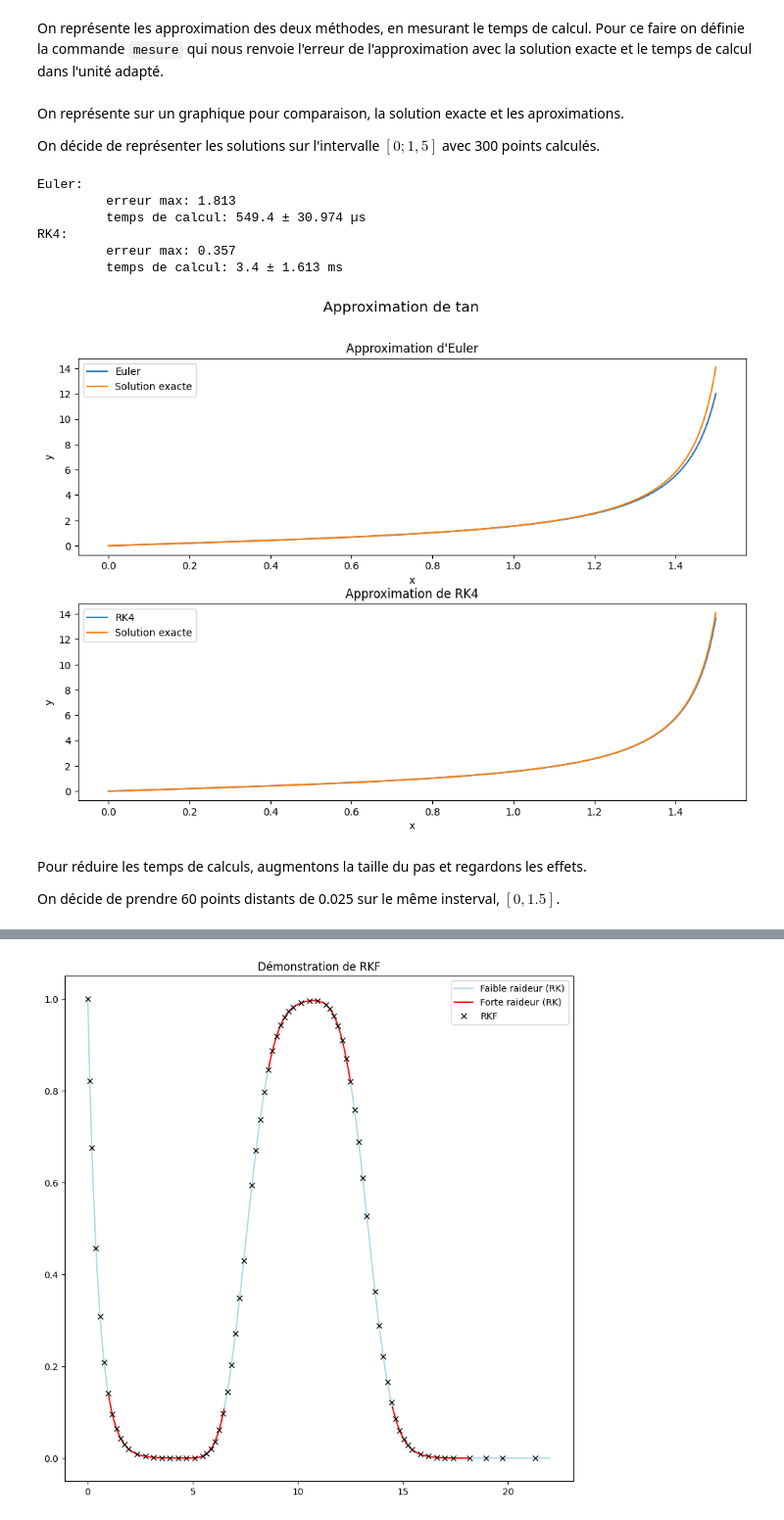
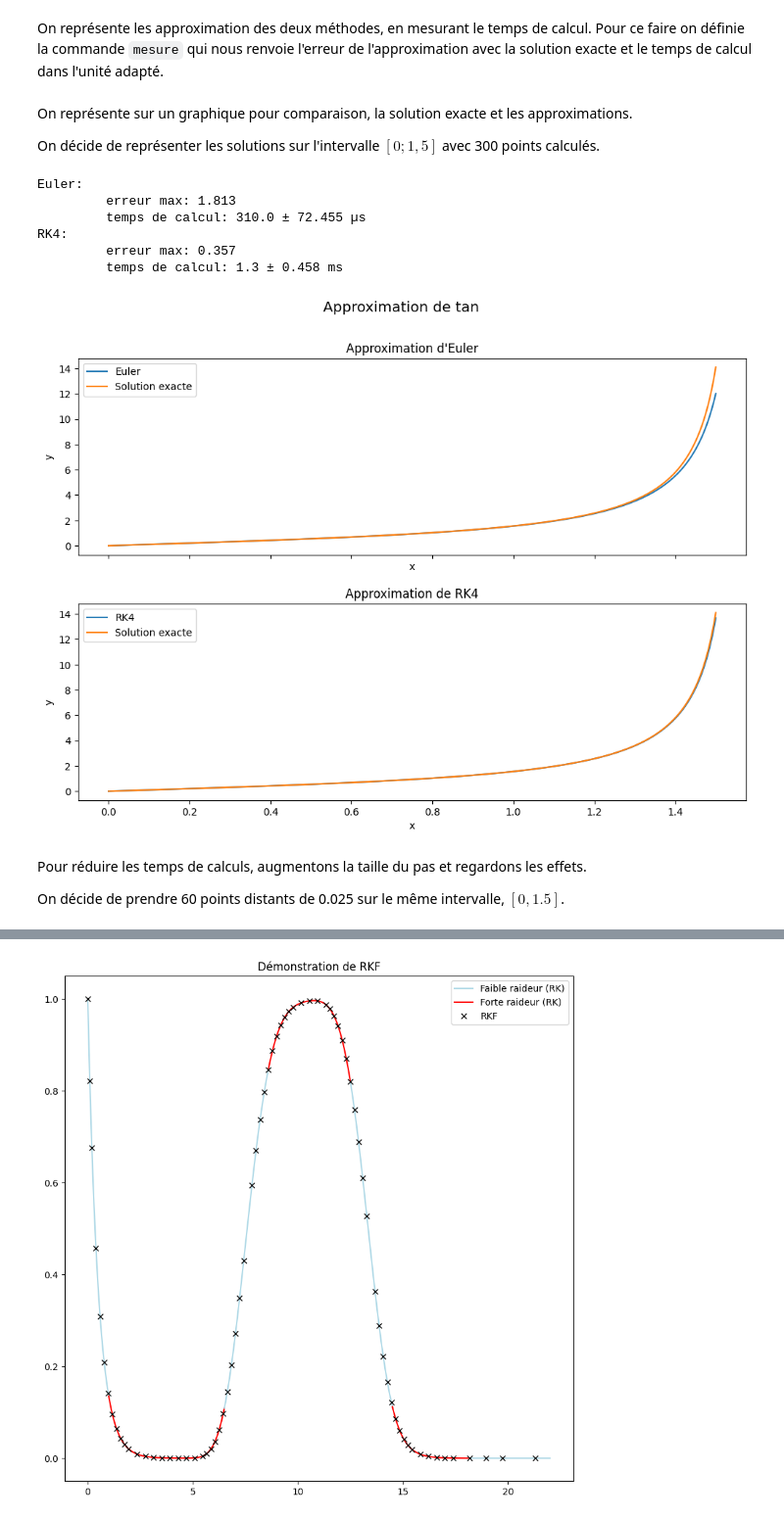
Before and after one commit to rom56300/Projet-Info, a Jupyter notebook: Final.ipynb, the cells around one changed output, grey strips where cells are left out. Shown at 98% size. Drawn from its saved outputs; the diff is of its cells as text; code cells hidden in the pictures.

```diff
--- a/Final.ipynb
+++ b/Final.ipynb
@@ -260,7 +272,7 @@ def mesure( methode: callable, solution: callable, **kwargs):
         if err > err_max : err_max = err
     return approx, (temps, u, UNITES[unite]), err_max
 # %% [markdown]
-On représente sur un graphique pour comparaison, la solution exacte et les aproximations.
+On représente sur un graphique pour comparaison, la solution exacte et les approximations.
 
 On décide de représenter les solutions sur l'intervalle $[0; 1,5]$ avec 300 points calculés.
 # %%
@@ -282,41 +294,41 @@ RK, RK_temps, RK_err = mesure(rk4, tan, f=f, x0=x0, y0=y0, h=h, N=N)
 print(f"RK4: \n\t erreur max: {RK_err:.3f} \n\t temps de calcul: {RK_temps[0]:.1f} ± {RK_temps[1]:.3f} {RK_temps[2]}")
 
 # Définition du graphique
 fig = plt.figure(figsize=(12, 8))
 gs = fig.add_gridspec(2, hspace=0.25)
-axs = gs.subplots()
+axs = gs.subplots(sharex=True)
 fig.suptitle('Approximation de tan', fontsize="x-large")
 
 # Graphique d'Euler
 axs[0].set_title("Approximation d'Euler")
 axs[0].plot(X, E, label= "Euler")
 axs[0].plot(X, [tan(x) for x in X], label="Solution exacte")
 axs[0].set_ylabel("y")
 axs[0].set_xlabel("x")
 
 # Graphique de RK
 axs[1].set_title("Approximation de RK4")
 axs[1].plot(X, RK, label="RK4")
 axs[1].plot(X, [tan(x) for x in X], label="Solution exacte")
 axs[1].set_ylabel("y")
 axs[1].set_xlabel("x")
 
 # Affichage des graphiques
 axs[0].legend()
 axs[1].legend()
 plt.show()
 # %% [output]
 Euler:
          erreur max: 1.813
-         temps de calcul: 549.4 ± 30.974 µs
+         temps de calcul: 310.0 ± 72.455 µs
 RK4:
          erreur max: 0.357
-         temps de calcul: 3.4 ± 1.613 ms
+         temps de calcul: 1.3 ± 0.458 ms
-[figure, old version]
+[figure, new version]
 # %% [markdown]
 Pour réduire les temps de calculs, augmentons la taille du pas et regardons les effets.
 
-On décide de prendre 60 points distants de 0.025 sur le même insterval, $[0, 1.5]$.
+On décide de prendre 60 points distants de 0.025 sur le même intervalle, $[0, 1.5]$.
 # %%
 # Définition de l'équation differentielle
 f = lambda t, y: 1 + y**2
```
Also changed, not shown: parts of 32 cells of this notebook.
